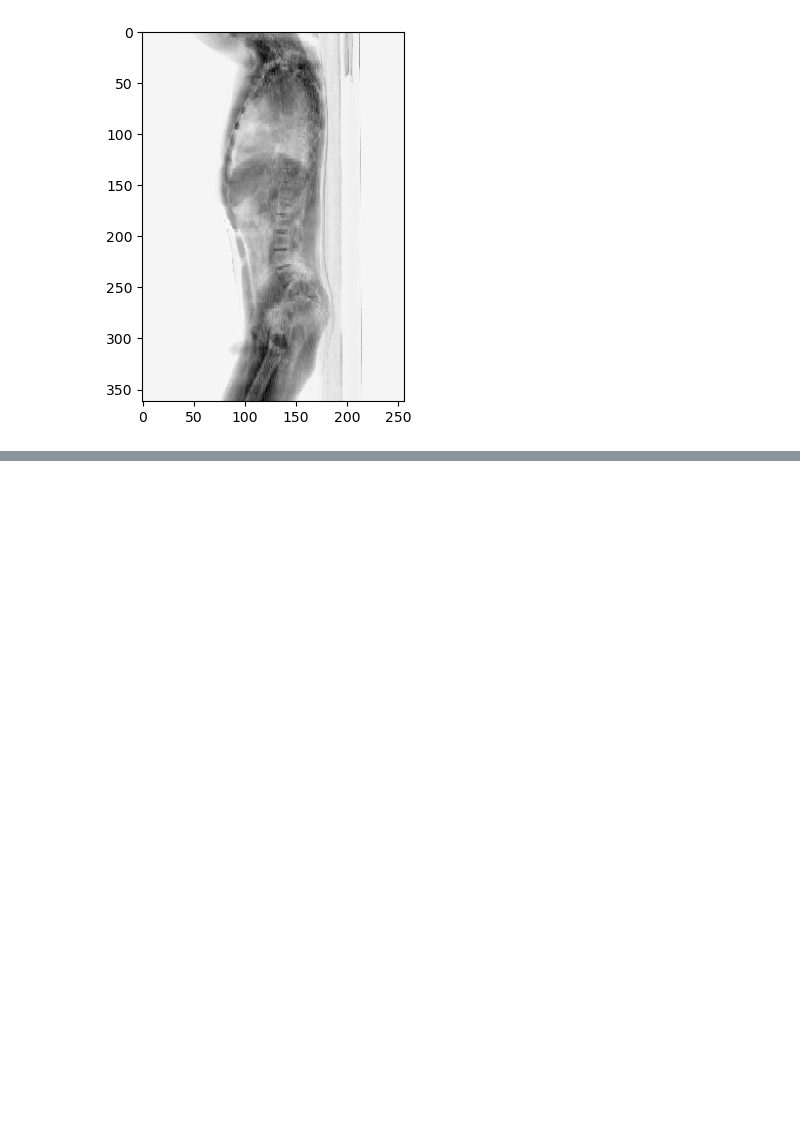
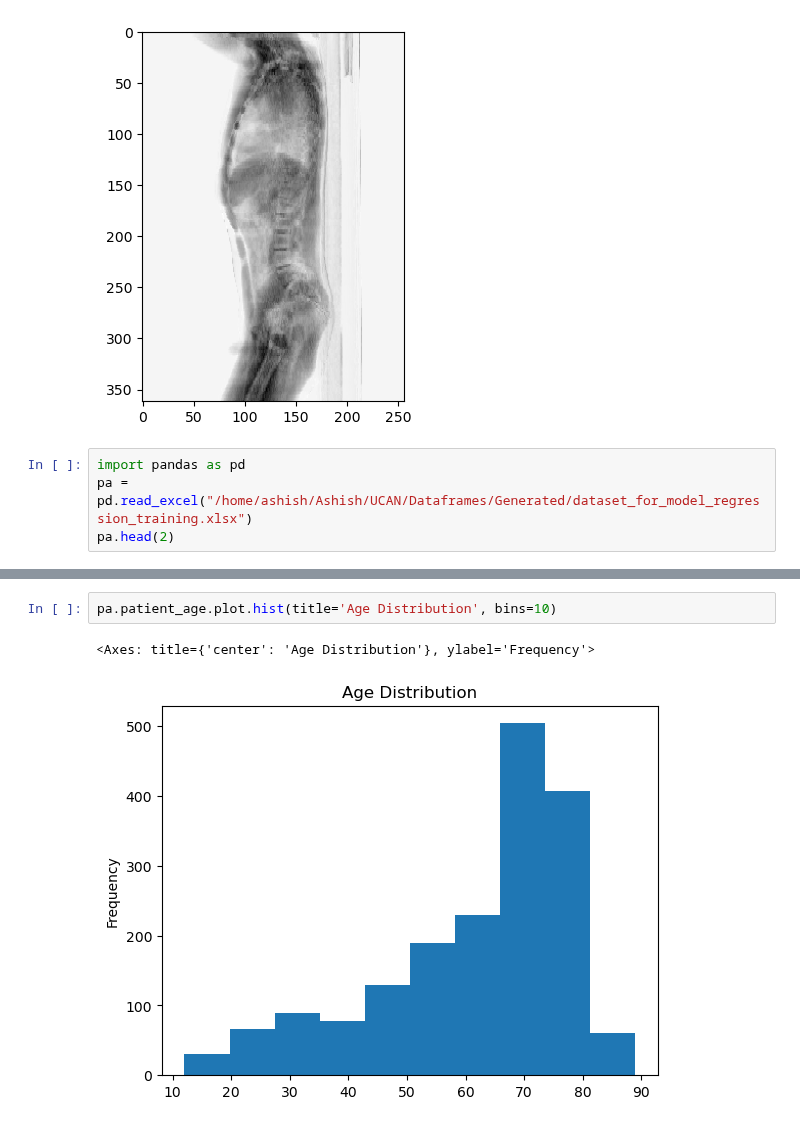
Before and after one commit to NickosKal/UCAN-PET-CT-image-data-handling-pipeline, a Jupyter notebook: testing_scripts/testpatientsondisk1and2.ipynb, the cells around one changed output, grey strips where cells are left out. Cells and saved outputs as stored; diff of their text form; blank space fills up the shorter version.

```diff
--- a/testing_scripts/testpatientsondisk1and2.ipynb
+++ b/testing_scripts/testpatientsondisk1and2.ipynb
@@ -704,3 +704,7 @@ plt.imshow(raw_projection, cmap="gray")
 plt.show()
 # %% [output]
 [figure]
+# %%
+import pandas as pd
+pa = pd.read_excel("/home/ashish/Ashish/UCAN/Dataframes/Generated/dataset_for_model_regression_training.xlsx")
+pa.head(2)
@@ -706,0 +715,5 @@ plt.show()
+# %%
+pa.patient_age.plot.hist(title='Age Distribution', bins=10)
+# %% [output]
+<Axes: title={'center': 'Age Distribution'}, ylabel='Frequency'>
+[figure, added]
```
Also changed, not shown: parts of 1 cell of this notebook, 4 other files.
